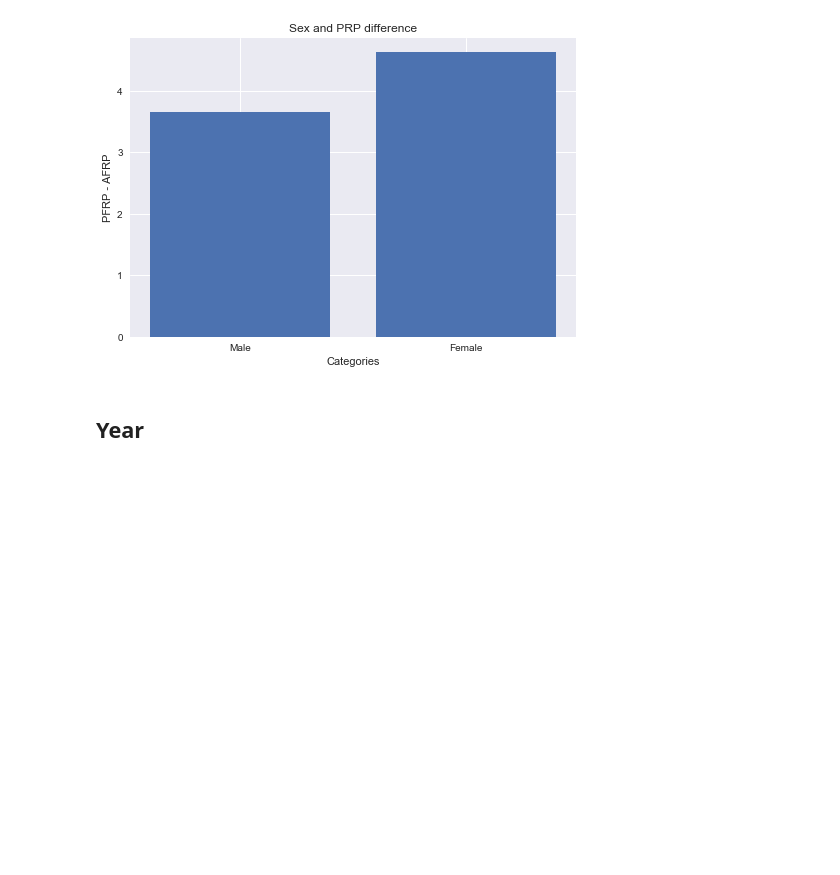
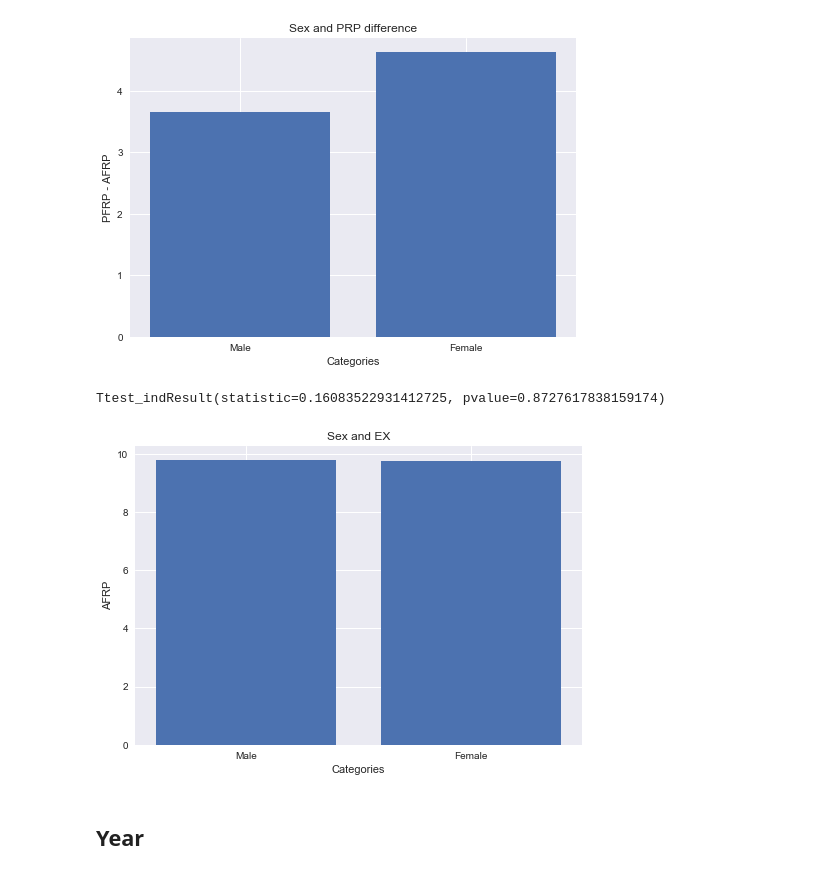
Before and after one commit to fizzX/sociol1126-project, a Jupyter notebook: t-tests.ipynb, the cells around one changed output. Cells and saved outputs as stored; diff of their text form; code cells hidden in the pictures; blank space fills up the shorter version.

```diff
--- a/t-tests.ipynb
+++ b/t-tests.ipynb
@@ -141,6 +155,24 @@ plt.show()
 # %% [output]
 Ttest_indResult(statistic=-1.765106811910387, pvalue=0.083043257468671139)
 [figure]
+# %%
+# Extraversion
+male = df.loc[df['Sex'] == 1]['EX']
+female = df.loc[df['Sex'] == 2]['EX']
+
+print(stats.ttest_ind(male, female, equal_var = False))
+bars = ['Male', 'Female']
+y_pos = np.arange(len(bars))
+plt.bar(np.arange(len(bars)), [male.mean(), female.mean()])
+plt.title('Sex and EX')
+plt.xlabel('Categories')
+plt.ylabel('AFRP')
+plt.xticks(y_pos, bars)
+# plt.savefig('gender_pfrp.png', dpi = 600)
+plt.show()
+# %% [output]
+Ttest_indResult(statistic=0.16083522931412725, pvalue=0.8727617838159174)
+[figure, added]
 # %% [markdown]
 ## Year
 # %%
```
Also changed, not shown: parts of 9 cells of this notebook.
